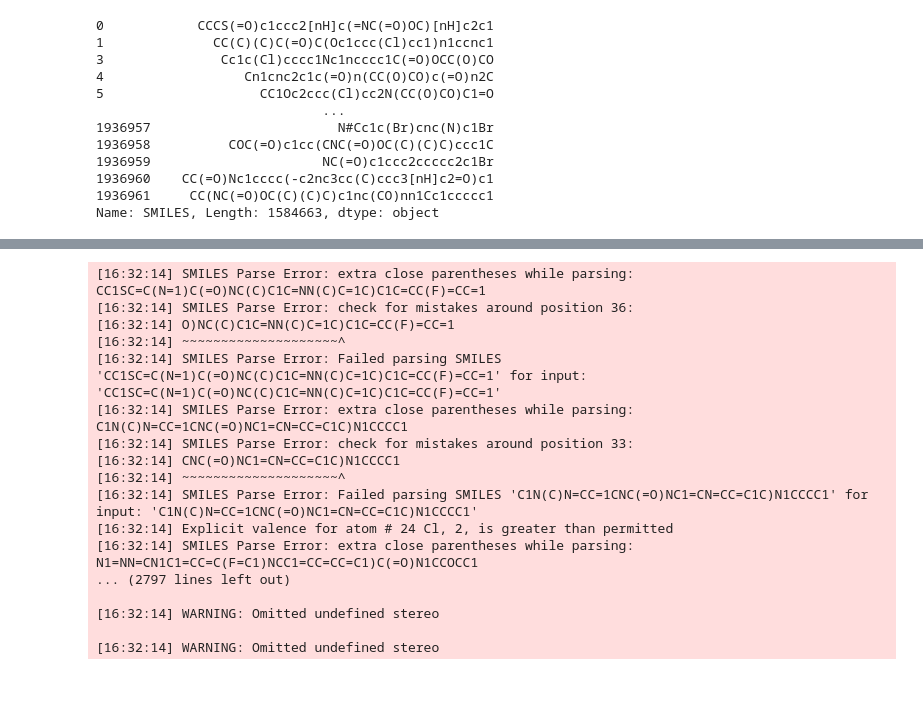
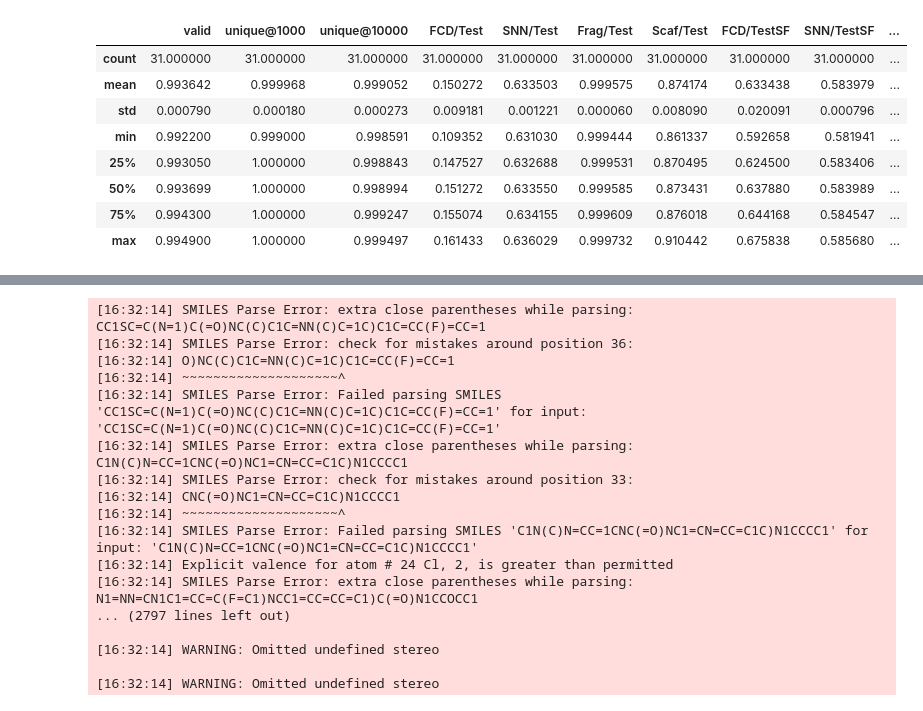
Before and after one commit to haaariiish/Guacamoliency, a Jupyter notebook: notebooks/create_new_dataset.ipynb, the cells around one changed output, grey strips where cells are left out. Cells and saved outputs as stored; diff of their text form; code cells hidden in the pictures.

Commit message:
new benchmark and models

```diff
--- a/notebooks/create_new_dataset.ipynb
+++ b/notebooks/create_new_dataset.ipynb
@@ -103,15 +69,0 @@ moses_training_data = moses_training_data[moses_training_data["SPLIT"]=='train']
-# %%
-moses_training_data
-# %% [output]
-0            CCCS(=O)c1ccc2[nH]c(=NC(=O)OC)[nH]c2c1
-1              CC(C)(C)C(=O)C(Oc1ccc(Cl)cc1)n1ccnc1
-3               Cc1c(Cl)cccc1Nc1ncccc1C(=O)OCC(O)CO
-4                  Cn1cnc2c1c(=O)n(CC(O)CO)c(=O)n2C
-5                    CC1Oc2ccc(Cl)cc2N(CC(O)CO)C1=O
-                             ...
-1936957                        N#Cc1c(Br)cnc(N)c1Br
-1936958          COC(=O)c1cc(CNC(=O)OC(C)(C)C)ccc1C
-1936959                      NC(=O)c1ccc2ccccc2c1Br
-1936960    CC(=O)Nc1cccc(-c2nc3cc(C)ccc3[nH]c2=O)c1
-1936961     CC(NC(=O)OC(C)(C)C)c1nc(CO)nn1Cc1ccccc1
-Name: SMILES, Length: 1584663, dtype: object
@@ -117,0 +76,14 @@ Name: SMILES, Length: 1584663, dtype: object
+# %%
+moses_benchmark = pd.read_csv("../reports/data/BENCHMARK/BENCHMARK_can_smiles_moses_CL.csv")
+# %%
+moses_benchmark.describe()
+# %% [output]
+|  | valid | unique@1000 | unique@10000 | FCD/Test | SNN/Test | Frag/Test | Scaf/Test | FCD/TestSF | SNN/TestSF | ... |
+| count | 31.000000 | 31.000000 | 31.000000 | 31.000000 | 31.000000 | 31.000000 | 31.000000 | 31.000000 | 31.000000 | ... |
+| mean | 0.993642 | 0.999968 | 0.999052 | 0.150272 | 0.633503 | 0.999575 | 0.874174 | 0.633438 | 0.583979 | ... |
+| std | 0.000790 | 0.000180 | 0.000273 | 0.009181 | 0.001221 | 0.000060 | 0.008090 | 0.020091 | 0.000796 | ... |
+| min | 0.992200 | 0.999000 | 0.998591 | 0.109352 | 0.631030 | 0.999444 | 0.861337 | 0.592658 | 0.581941 | ... |
+| 25% | 0.993050 | 1.000000 | 0.998843 | 0.147527 | 0.632688 | 0.999531 | 0.870495 | 0.624500 | 0.583406 | ... |
+| 50% | 0.993699 | 1.000000 | 0.998994 | 0.151272 | 0.633550 | 0.999585 | 0.873431 | 0.637880 | 0.583989 | ... |
+| 75% | 0.994300 | 1.000000 | 0.999247 | 0.155074 | 0.634155 | 0.999609 | 0.876018 | 0.644168 | 0.584547 | ... |
+| max | 0.994900 | 1.000000 | 0.999497 | 0.161433 | 0.636029 | 0.999732 | 0.910442 | 0.675838 | 0.585680 | ... |
```
Also changed, not shown: parts of 23 cells of this notebook, 34 other files.
